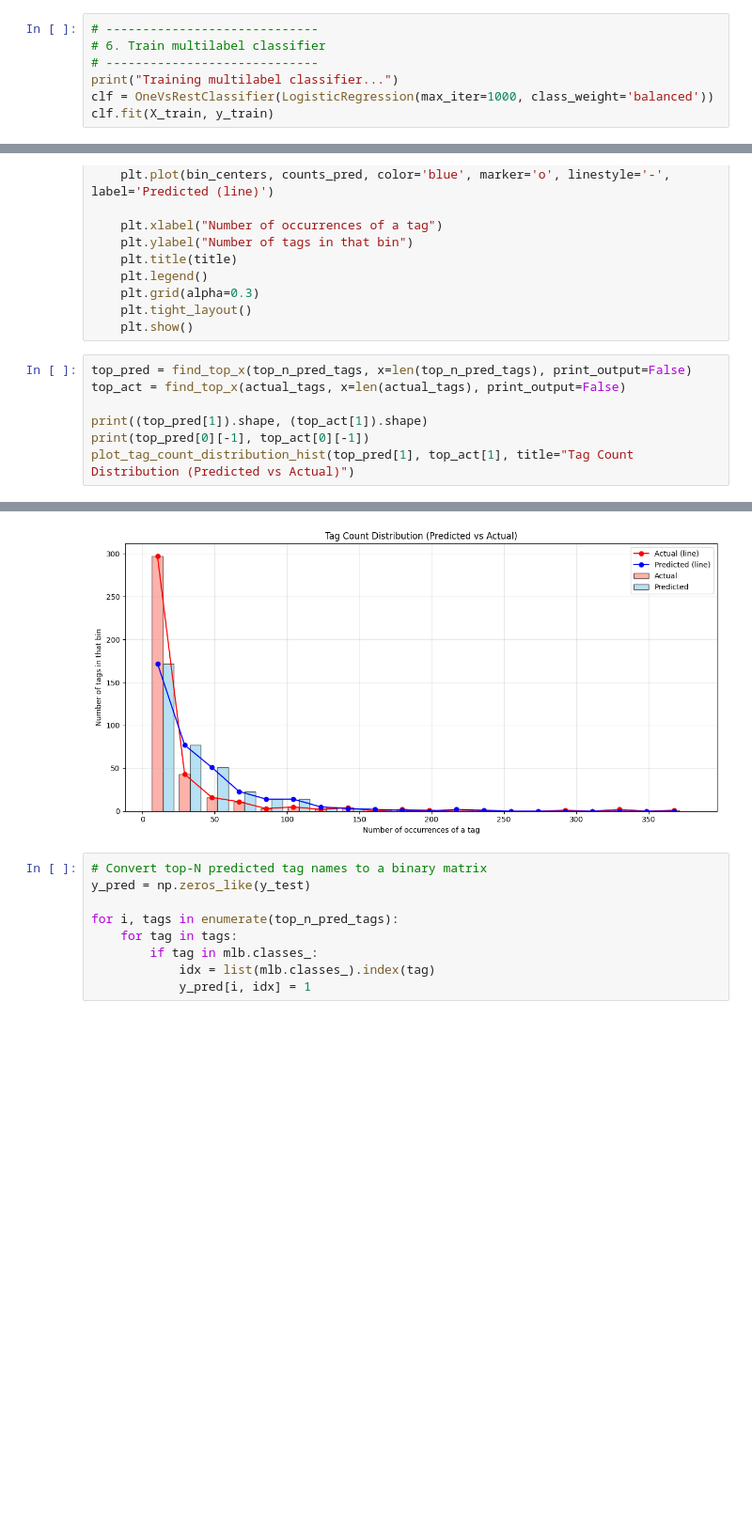
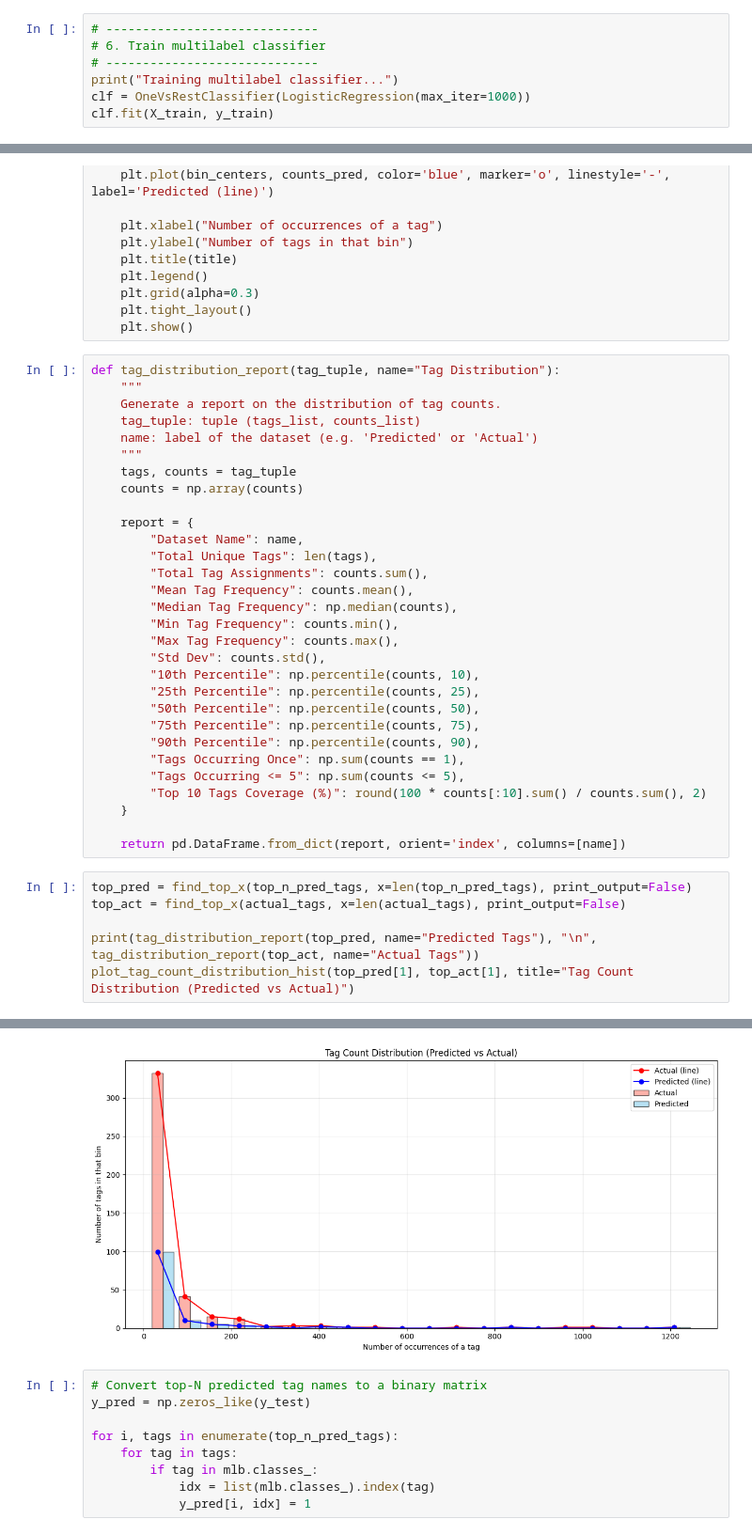
Before and after one commit to JorisVlaar/NLP_Project_Group_36, a Jupyter notebook: project2.ipynb, the cells around one changed output, grey strips where cells are left out. Shown: that part at 94% size. Saved outputs shown, nothing was run; the diff lists cells and outputs as text; blank space fills up the shorter version.

```diff
--- a/project2.ipynb
+++ b/project2.ipynb
@@ -142,7 +209,7 @@ Splitting data into train and test sets...
 # 6. Train multilabel classifier
 # -----------------------------
 print("Training multilabel classifier...")
-clf = OneVsRestClassifier(LogisticRegression(max_iter=1000, class_weight='balanced'))
+clf = OneVsRestClassifier(LogisticRegression(max_iter=1000))
 clf.fit(X_train, y_train)
 # %% [output]
 Training multilabel classifier...
@@ -314,11 +406,41 @@ def plot_tag_count_distribution_hist(pred_counts, actual_counts, bins=20, title=
     plt.grid(alpha=0.3)
     plt.tight_layout()
     plt.show()
+# %%
+def tag_distribution_report(tag_tuple, name="Tag Distribution"):
+    """
+    Generate a report on the distribution of tag counts.
+    tag_tuple: tuple (tags_list, counts_list)
+    name: label of the dataset (e.g. 'Predicted' or 'Actual')
+    """
+    tags, counts = tag_tuple
+    counts = np.array(counts)
+
+    report = {
+        "Dataset Name": name,
+        "Total Unique Tags": len(tags),
+        "Total Tag Assignments": counts.sum(),
+        "Mean Tag Frequency": counts.mean(),
+        "Median Tag Frequency": np.median(counts),
+        "Min Tag Frequency": counts.min(),
+        "Max Tag Frequency": counts.max(),
+        "Std Dev": counts.std(),
+        "10th Percentile": np.percentile(counts, 10),
+        "25th Percentile": np.percentile(counts, 25),
+        "50th Percentile": np.percentile(counts, 50),
+        "75th Percentile": np.percentile(counts, 75),
+        "90th Percentile": np.percentile(counts, 90),
+        "Tags Occurring Once": np.sum(counts == 1),
+        "Tags Occurring <= 5": np.sum(counts <= 5),
+        "Top 10 Tags Coverage (%)": round(100 * counts[:10].sum() / counts.sum(), 2)
+    }
+
+    return pd.DataFrame.from_dict(report, orient='index', columns=[name])
 # %%
 top_pred = find_top_x(top_n_pred_tags, x=len(top_n_pred_tags), print_output=False)
 top_act = find_top_x(actual_tags, x=len(actual_tags), print_output=False)
 
-print((top_pred[1]).shape, (top_act[1]).shape)
-print(top_pred[0][-1], top_act[0][-1])
+print(tag_distribution_report(top_pred, name="Predicted Tags"), "\n",
+tag_distribution_report(top_act, name="Actual Tags"))
 plot_tag_count_distribution_hist(top_pred[1], top_act[1], title="Tag Count Distribution (Predicted vs Actual)")
 # %% [output]
@@ -342,4 +464,4 @@ plot_tag_count_distribution_hist(top_pred[1], top_act[1], title="Tag Count Distr
-[figure, old version]
+[figure, new version]
 # %%
 # Convert top-N predicted tag names to a binary matrix
 y_pred = np.zeros_like(y_test)
```
Also changed, not shown: parts of 14 cells of this notebook, 1 other file.
